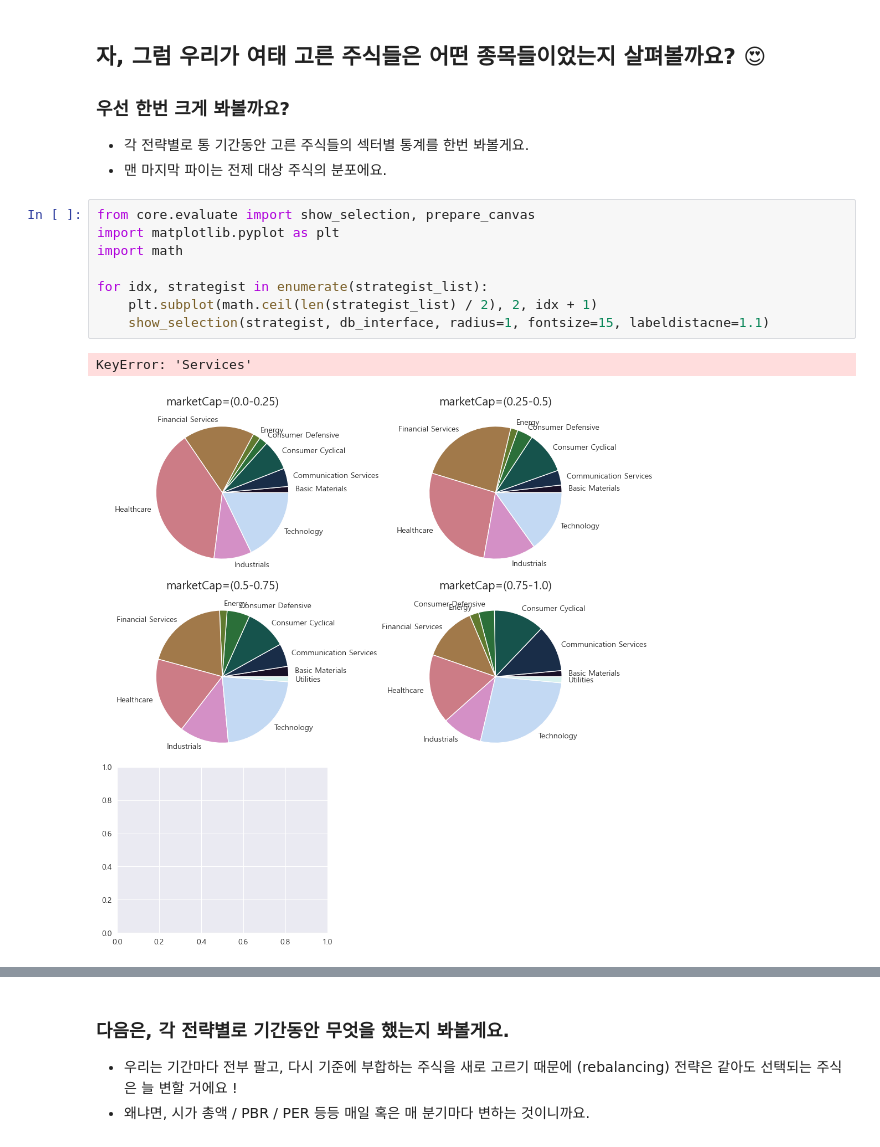
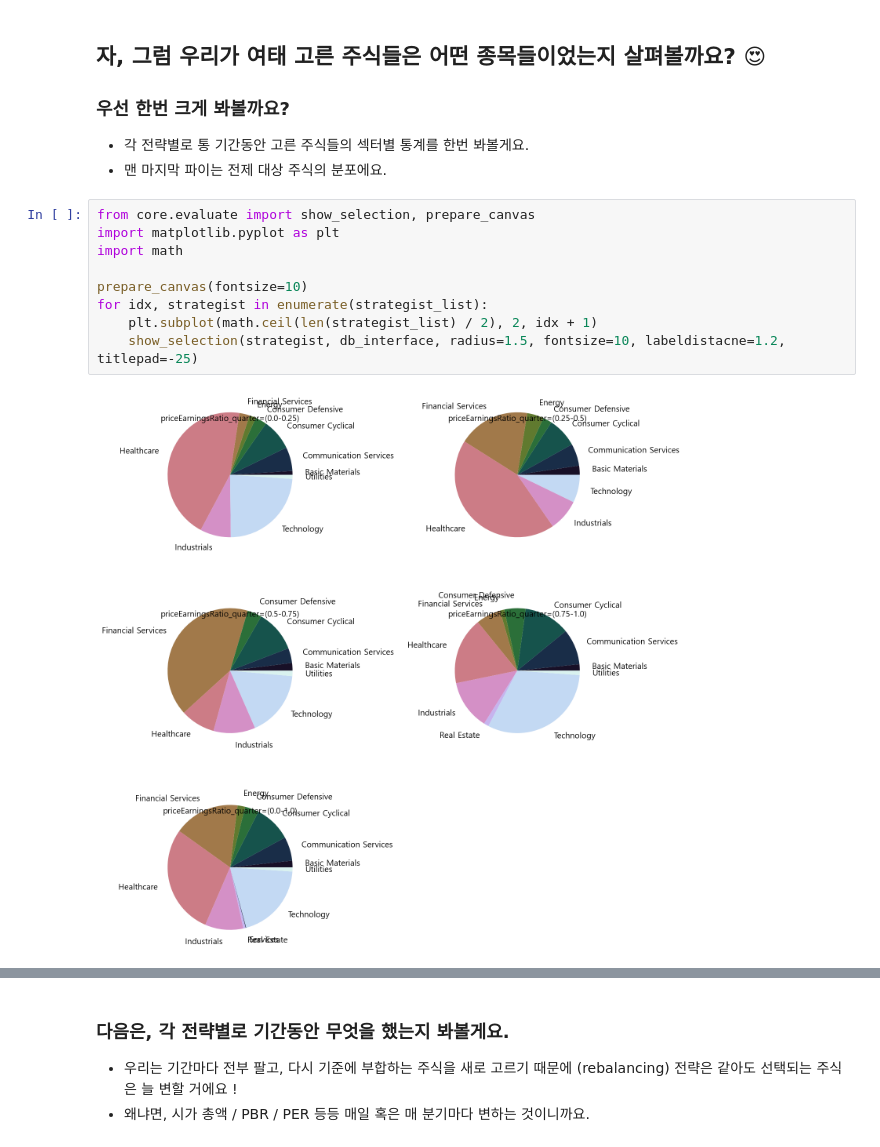
Before and after one commit to icsl-Jeon/EastFox, a Jupyter notebook: seminar/backtesting.ipynb, the cells around one changed output, grey strips where cells are left out. Drawn from its saved outputs; the diff is of its cells as text.

```diff
--- a/seminar/backtesting.ipynb
+++ b/seminar/backtesting.ipynb
@@ -71,11 +73,11 @@ print("다 되었어요!")
 # %%
 from core.evaluate import show_selection, prepare_canvas
 import matplotlib.pyplot as plt
 import math
 
+prepare_canvas(fontsize=10)
 for idx, strategist in enumerate(strategist_list):
     plt.subplot(math.ceil(len(strategist_list) / 2), 2, idx + 1)
-    show_selection(strategist, db_interface, radius=1, fontsize=15, labeldistacne=1.1)
+    show_selection(strategist, db_interface, radius=1.5, fontsize=10, labeldistacne=1.2, titlepad=-25)
 # %% [output]
-KeyError: 'Services'
-[figure, old version]
+[figure, new version]
```
Also changed, not shown: parts of 16 cells of this notebook, 19 other files.
